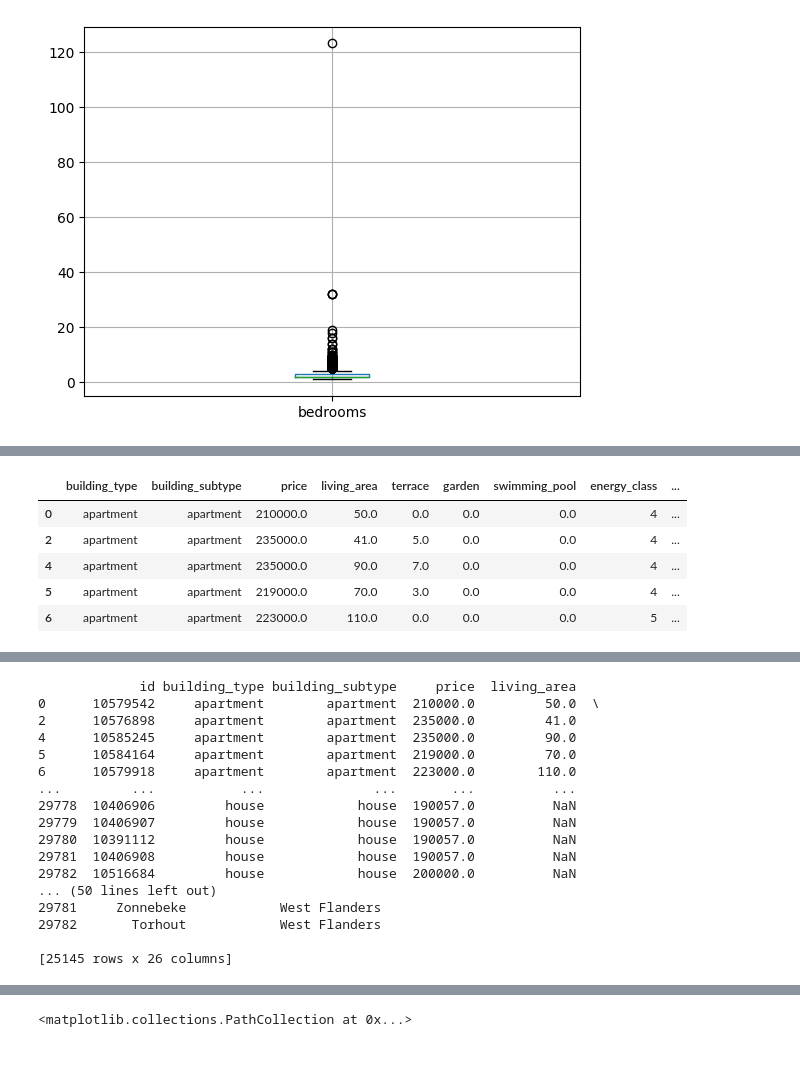
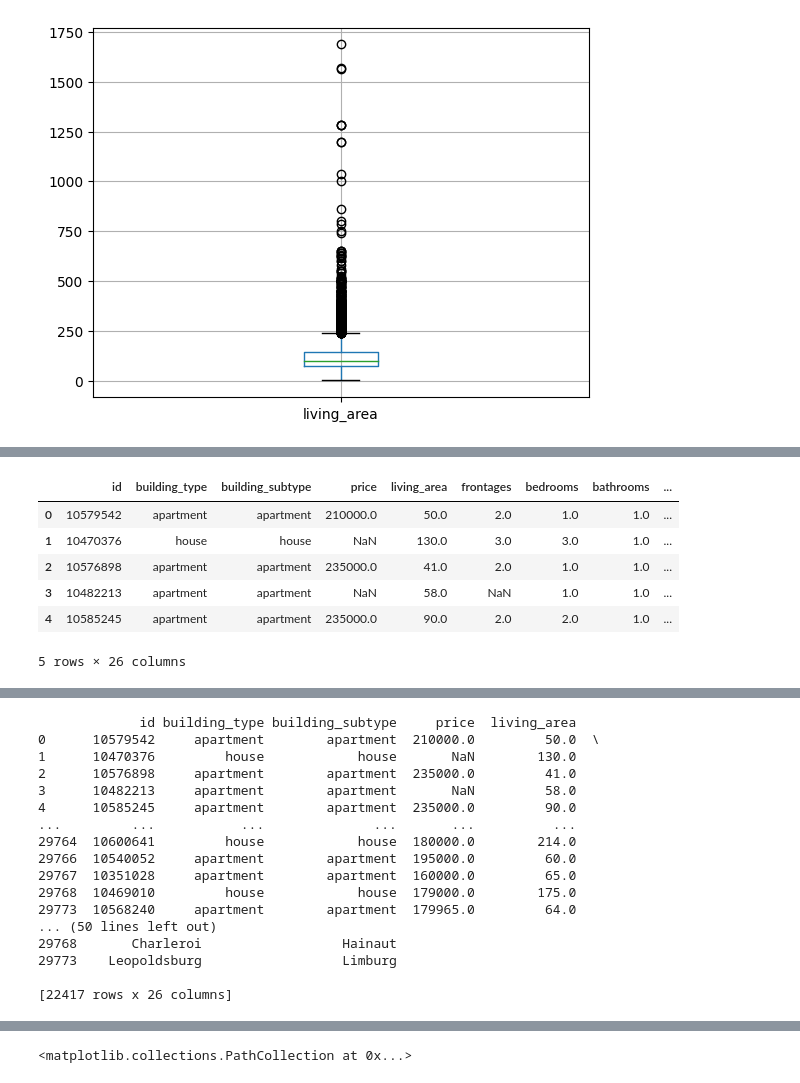
Before and after one commit to Ptiful/challenge-regression, a Jupyter notebook: src/outliers.ipynb, the cells around one changed output, grey strips where cells are left out. Saved outputs shown, nothing was run; the diff lists cells and outputs as text; code cells hidden in the pictures.

```diff
--- a/src/outliers.ipynb
+++ b/src/outliers.ipynb
@@ -1,19 +1,22 @@
 # %%
 import numpy as np
 import pandas as pd
 import matplotlib.pyplot as plt
 import seaborn as sns
 # # importer
 df =pd.read_csv("..\data\cleaned_data.csv",sep=",")
 df.head()
 
+df = df[df['living_area'] <= 2000]
+
+
 # Create box plot for 'price' column
-df.boxplot(column='price')
+df.boxplot(column='living_area')
 
 # Show plot
 plt.show()
 # %% [output]
-[figure, old version]
+[figure, new version]
 # %%
 # removing bedrooms, liv_room_surf, frontages, bathrooms, id, basement,elevator
 # surroundings,flood_zone,heating, showers, toilets, furnished, energy_class, heating,flood_zone
@@ -49,12 +52,13 @@ dtype: int64
 # %%
 df.head()
 # %% [output]
-|  | building_type | building_subtype | price | living_area | terrace | garden | swimming_pool | energy_class | ... |
-| 0 | apartment | apartment | 210000.0 | 50.0 | 0.0 | 0.0 | 0.0 | 4 | ... |
-| 2 | apartment | apartment | 235000.0 | 41.0 | 5.0 | 0.0 | 0.0 | 4 | ... |
-| 4 | apartment | apartment | 235000.0 | 90.0 | 7.0 | 0.0 | 0.0 | 4 | ... |
-| 5 | apartment | apartment | 219000.0 | 70.0 | 3.0 | 0.0 | 0.0 | 4 | ... |
-| 6 | apartment | apartment | 223000.0 | 110.0 | 0.0 | 0.0 | 0.0 | 5 | ... |
+|  | id | building_type | building_subtype | price | living_area | frontages | bedrooms | bathrooms | ... |
+| 0 | 10579542 | apartment | apartment | 210000.0 | 50.0 | 2.0 | 1.0 | 1.0 | ... |
+| 1 | 10470376 | house | house | NaN | 130.0 | 3.0 | 3.0 | 1.0 | ... |
+| 2 | 10576898 | apartment | apartment | 235000.0 | 41.0 | 2.0 | 1.0 | 1.0 | ... |
+| 3 | 10482213 | apartment | apartment | NaN | 58.0 | NaN | 1.0 | 1.0 | ... |
+| 4 | 10585245 | apartment | apartment | 235000.0 | 90.0 | 2.0 | 2.0 | 1.0 | ... |
+5 rows × 26 columns
 # %%
 df.info()
 # %% [output]
@@ -89,8 +93,8 @@ df.head()
 
 
 # Calcul du premier et du troisième quartile
-Q1 = df['price'].quantile(0.25)
-Q3 = df['price'].quantile(0.75)
+Q1 = df['living_area'].quantile(0.25)
+Q3 = df['living_area'].quantile(0.75)
 
 # Calcul de l'écart interquartile (IQR)
 IQR = Q3 - Q1
@@ -100,28 +104,28 @@ lower_bound = Q1 - 1.5 * IQR
 upper_bound = Q3 + 1.5 * IQR
 
 # Suppression des valeurs aberrantes
-df_filtered = df[(df['price'] >= lower_bound) & (df['price'] <= upper_bound)]
+df_filtered = df[(df['living_area'] >= lower_bound) & (df['living_area'] <= upper_bound)]
 
 # Affichage du résultat
 print(df_filtered)
 # %% [output]
              id building_type building_subtype     price  living_area
 0      10579542     apartment        apartment  210000.0         50.0  \
+1      10470376         house            house       NaN        130.0
 2      10576898     apartment        apartment  235000.0         41.0
+3      10482213     apartment        apartment       NaN         58.0
 4      10585245     apartment        apartment  235000.0         90.0
-5      10584164     apartment        apartment  219000.0         70.0
-6      10579918     apartment        apartment  223000.0        110.0
 ...         ...           ...              ...       ...          ...
-29778  10406906         house            house  190057.0          NaN
-29779  10406907         house            house  190057.0          NaN
-29780  10391112         house            house  190057.0          NaN
-29781  10406908         house            house  190057.0          NaN
-29782  10516684         house            house  200000.0          NaN
+29764  10600641         house            house  180000.0        214.0
+29766  10540052     apartment        apartment  195000.0         60.0
+29767  10351028     apartment        apartment  160000.0         65.0
+29768  10469010         house            house  179000.0        175.0
+29773  10568240     apartment        apartment  179965.0         64.0
 ... (50 lines left out)
-29781     Zonnebeke            West Flanders
-29782       Torhout            West Flanders
+29768       Charleroi                  Hainaut
+29773    Leopoldsburg                  Limburg
 
-[25145 rows x 26 columns]
+[22417 rows x 26 columns]
 # %%
 df_filtered.info()
 # %% [output]
```
Also changed, not shown: parts of 3 cells of this notebook.
